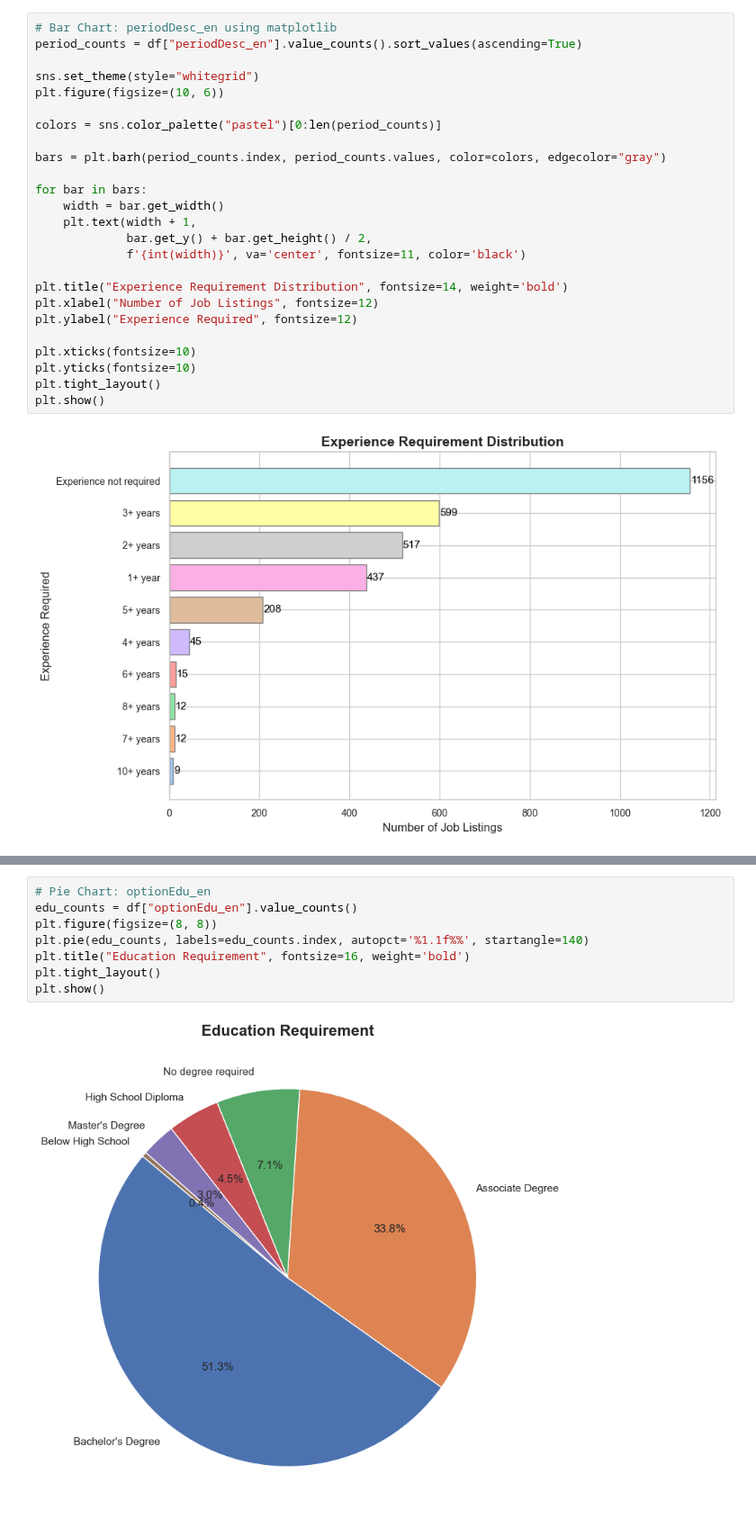
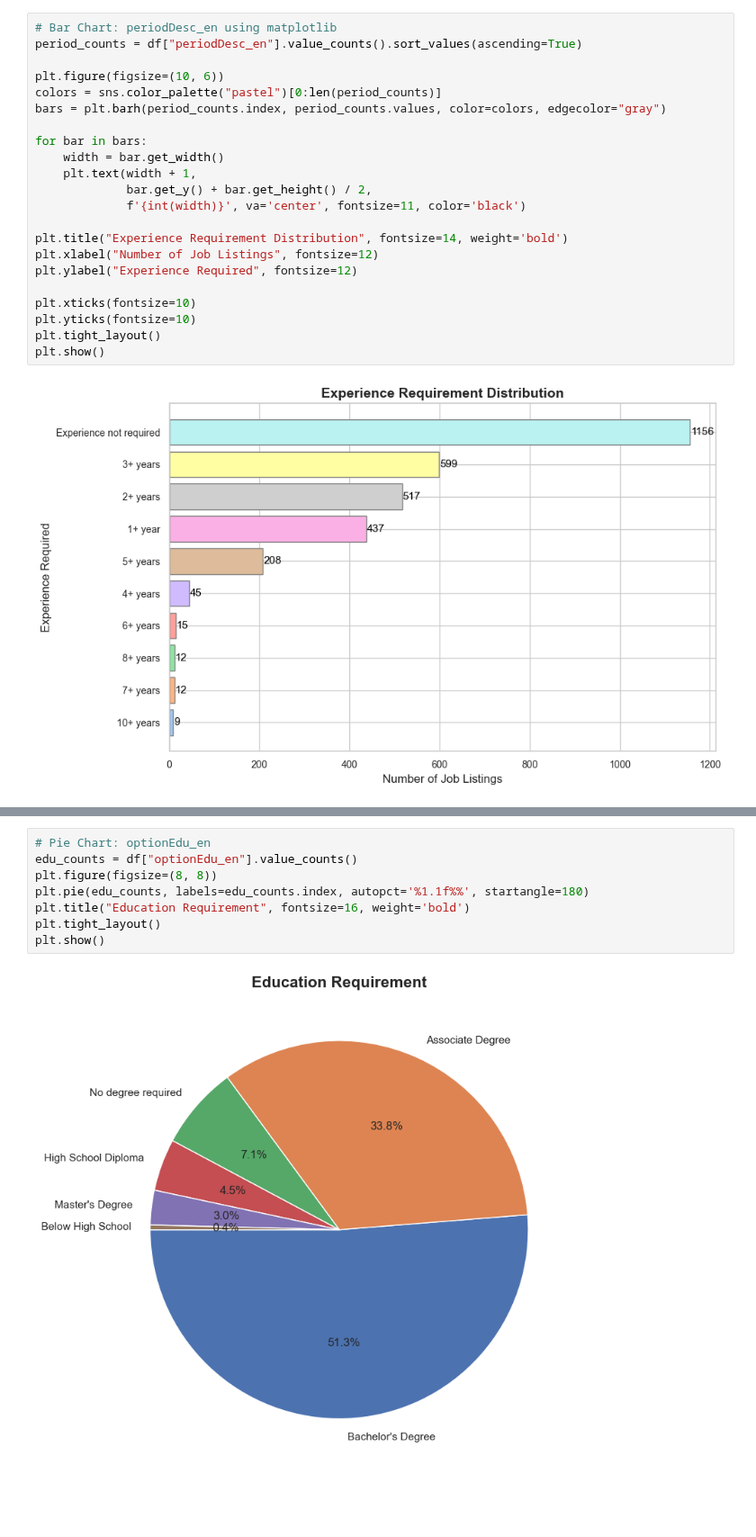
Before and after one commit to bolin0330/engineer-market-analyzer, a Jupyter notebook: analyze.ipynb, the cells around one changed output, grey strips where cells are left out. Shown at 90% size. Drawn from its saved outputs; the diff is of its cells as text; blank space fills up the shorter version.

```diff
--- a/analyze.ipynb
+++ b/analyze.ipynb
@@ -64,11 +64,8 @@ plt.show()
 # Bar Chart: periodDesc_en using matplotlib
 period_counts = df["periodDesc_en"].value_counts().sort_values(ascending=True)
 
-sns.set_theme(style="whitegrid")
 plt.figure(figsize=(10, 6))
-
 colors = sns.color_palette("pastel")[0:len(period_counts)]
-
 bars = plt.barh(period_counts.index, period_counts.values, color=colors, edgecolor="gray")
 
 for bar in bars:
@@ -112,10 +124,10 @@ plt.show()
 # %%
 # Pie Chart: optionEdu_en
 edu_counts = df["optionEdu_en"].value_counts()
 plt.figure(figsize=(8, 8))
-plt.pie(edu_counts, labels=edu_counts.index, autopct='%1.1f%%', startangle=140)
+plt.pie(edu_counts, labels=edu_counts.index, autopct='%1.1f%%', startangle=180)
 plt.title("Education Requirement", fontsize=16, weight='bold')
 plt.tight_layout()
 plt.show()
 # %% [output]
-[figure, old version]
+[figure, new version]
```
Also changed, not shown: parts of 7 cells of this notebook.
